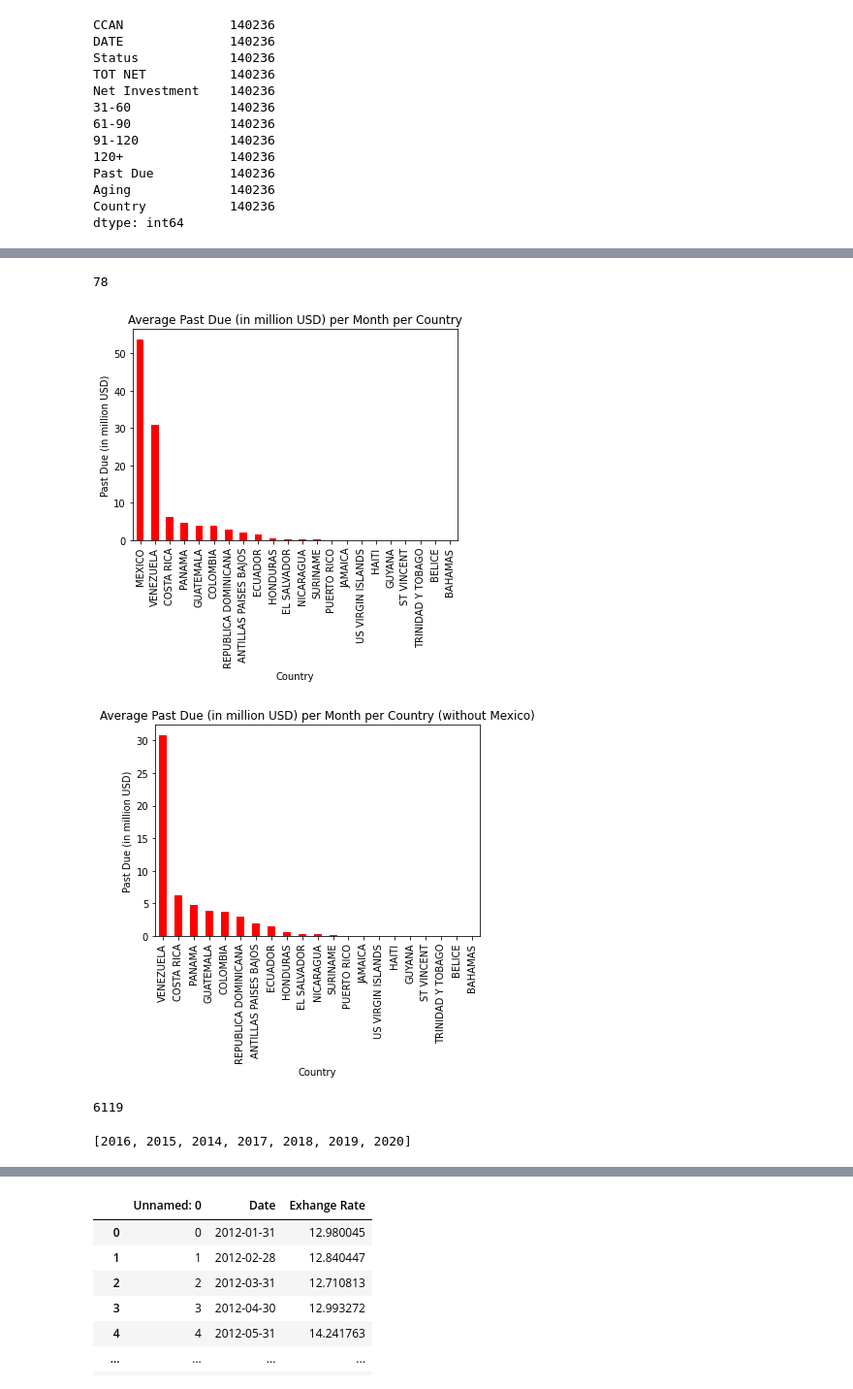
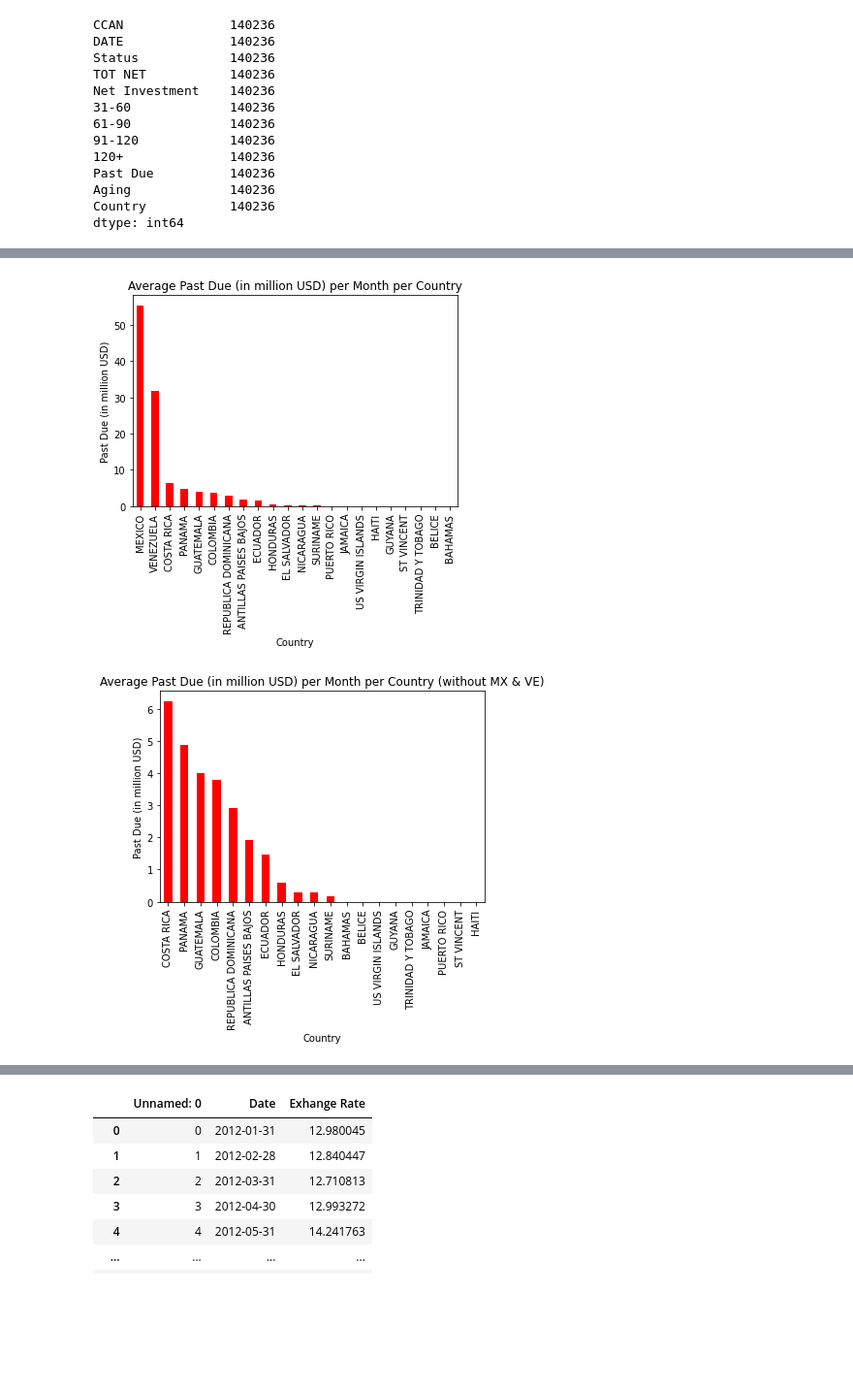
Before and after one commit to SergioGL8/P1---Digging-deep-in-past-due-patterns-, a Jupyter notebook: explore_visual.ipynb, the cells around one changed output, grey strips where cells are left out. Shown: that part at 97% size. Drawn from its saved outputs; the diff is of its cells as text; code cells hidden in the pictures; blank space fills up the shorter version.

Commit message:
visualchanges

```diff
--- a/explore_visual.ipynb
+++ b/explore_visual.ipynb
@@ -35,13 +36,12 @@ input_count = len(input_files)
 
 # Create average per month past due and in millions per month
 extended_dataset_df = dataset_df
-extended_dataset_df["Past Due AVG"] = round(extended_dataset_df["Past Due"] / input_count, 2)
-extended_dataset_df["Past Due AVG MLN"] = round(extended_dataset_df["Past Due AVG"] / 1000000, 2)
-extended_dataset_df["Net Investment AVG"] = round(extended_dataset_df["Net Investment"] / input_count, 2)
-extended_dataset_df["Net Investment AVG MLN"] = round(extended_dataset_df["Net Investment AVG"] / 1000000, 2)
+extended_dataset_df["Past Due AVG MLN"] = round(extended_dataset_df["Past Due"] / input_count / 1000000, 2)
+extended_dataset_df["Net Investment AVG MLN"] = round(extended_dataset_df["Net Investment"] / input_count / 1000000, 2)
 extended_dataset_df["Year"] = pd.DatetimeIndex(extended_dataset_df['DATE']).year
 extended_dataset_df["Past Due MLN"] = round(extended_dataset_df["Past Due"] / 1000000, 2)
 extended_dataset_df["TOT NET MLN"] = round(extended_dataset_df["TOT NET"] / 1000000, 2)
+extended_dataset_df["Net Investment AVG YEAR MLN"] = round(extended_dataset_df["Net Investment"] / 12 / 1000000, 2)
 
 extended_dataset_df.head()
 # %% [output]
@@ -51,10 +51,6 @@ extended_dataset_df.head()
 | 2 | 309348 | 2016-01-01 | REGULAR | 1.534098e+09 | 3006305.90 | 0.00 | 356160.13 | 1678580.73 | 971565.04 | 3006305.90 | ... |
 | 3 | 320248 | 2016-01-01 | REGULAR | 1.534098e+09 | 2874745.56 | 0.00 | 1191181.78 | 1683563.78 | 0.00 | 2874745.56 | ... |
 | 4 | 308247 | 2016-01-01 | REGULAR | 1.534098e+09 | 2556572.66 | 729813.89 | 0.00 | 1826758.77 | 0.00 | 2556572.66 | ... |
-# %%
-input_count
-# %% [output]
-78
 # %%
 # Calculate average Past Due in million USD per month per country
 country_count = extended_dataset_df.groupby(["Country"])["Past Due AVG MLN"].sum()
@@ -68,38 +64,23 @@ plt.xlabel("Country")
 plt.title("Average Past Due (in million USD) per Month per Country")
 plt.show()
 # %% [output]
-[figure, old version]
+[figure, new version]
 # %%
-# Get dataset without Mexico
+# Get dataset without Mexico and Venezuela
 ext_dat_nomx_df = extended_dataset_df.loc[(extended_dataset_df["Country"] != 'MEXICO')].dropna()
+ext_dat_nomx_df = ext_dat_nomx_df.loc[(ext_dat_nomx_df["Country"] != 'VENEZUELA')].dropna()
 
 # Calculate average Past Due in USD per month per country
 country_count2 = ext_dat_nomx_df.groupby(["Country"])["Past Due AVG MLN"].sum()
 country_count2 = country_count2.sort_values(ascending=False)
 country_count2.plot(kind="bar", facecolor="red")
 
 plt.ylabel("Past Due (in million USD)")
 plt.xlabel("Country")
-plt.title("Average Past Due (in million USD) per Month per Country (without Mexico)")
+plt.title("Average Past Due (in million USD) per Month per Country (without MX & VE)")
 plt.show()
 # %% [output]
-[figure, old version]
+[figure, new version]
-# %%
-# Count length of unique customers
-
-customers = extended_dataset_df['CCAN']
-set_cust = set(customers)
-uni_cust = len(set_cust)
-
-uni_cust
-# %% [output]
-6119
-# %%
-years = extended_dataset_df["Year"].unique().tolist()
-
-years
-# %% [output]
-[2016, 2015, 2014, 2017, 2018, 2019, 2020]
 # %%
 def year_overview(yearyear):
     year_df = extended_dataset_df.loc[(extended_dataset_df["Year"] == yearyear)].dropna()
```
Also changed, not shown: parts of 6 cells of this notebook.
